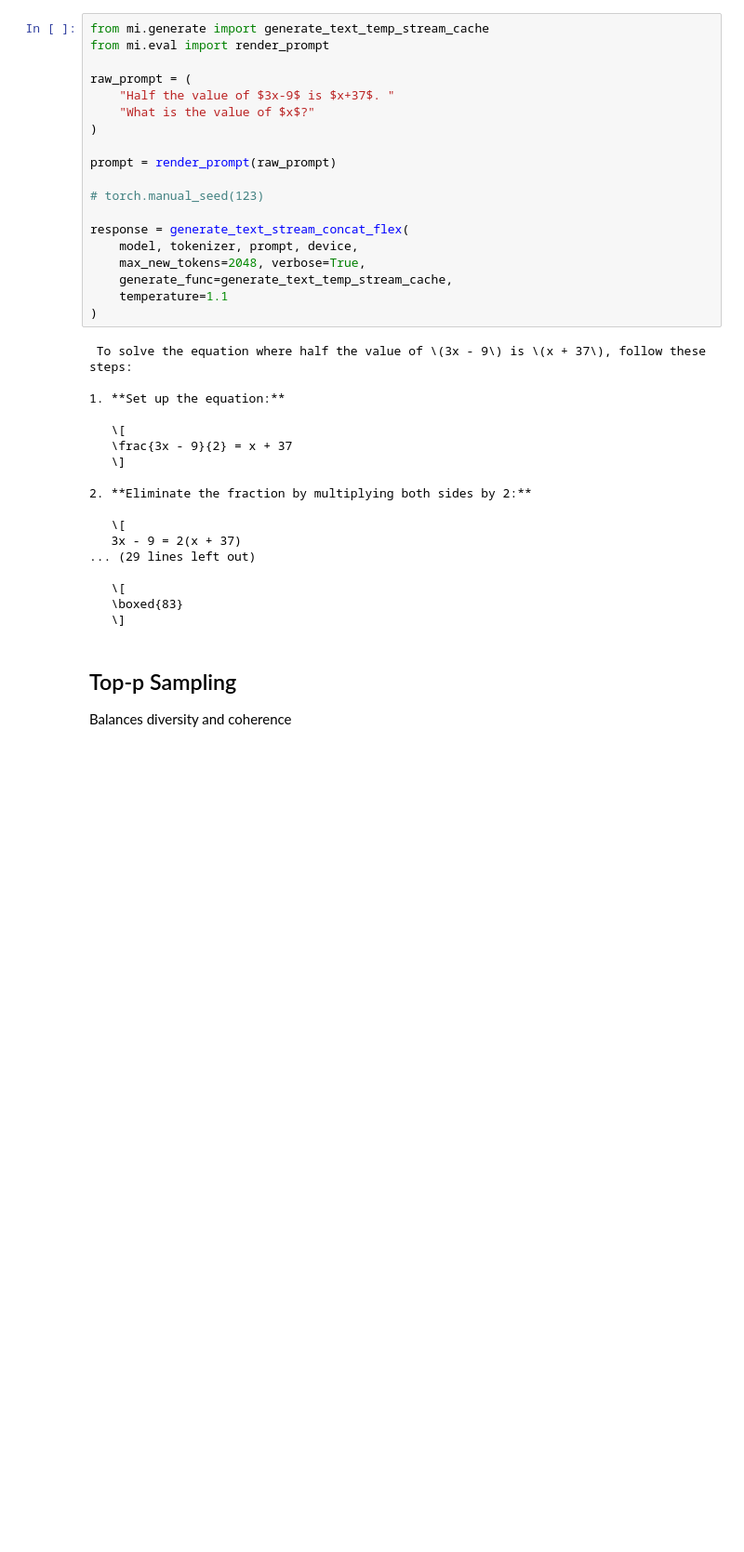
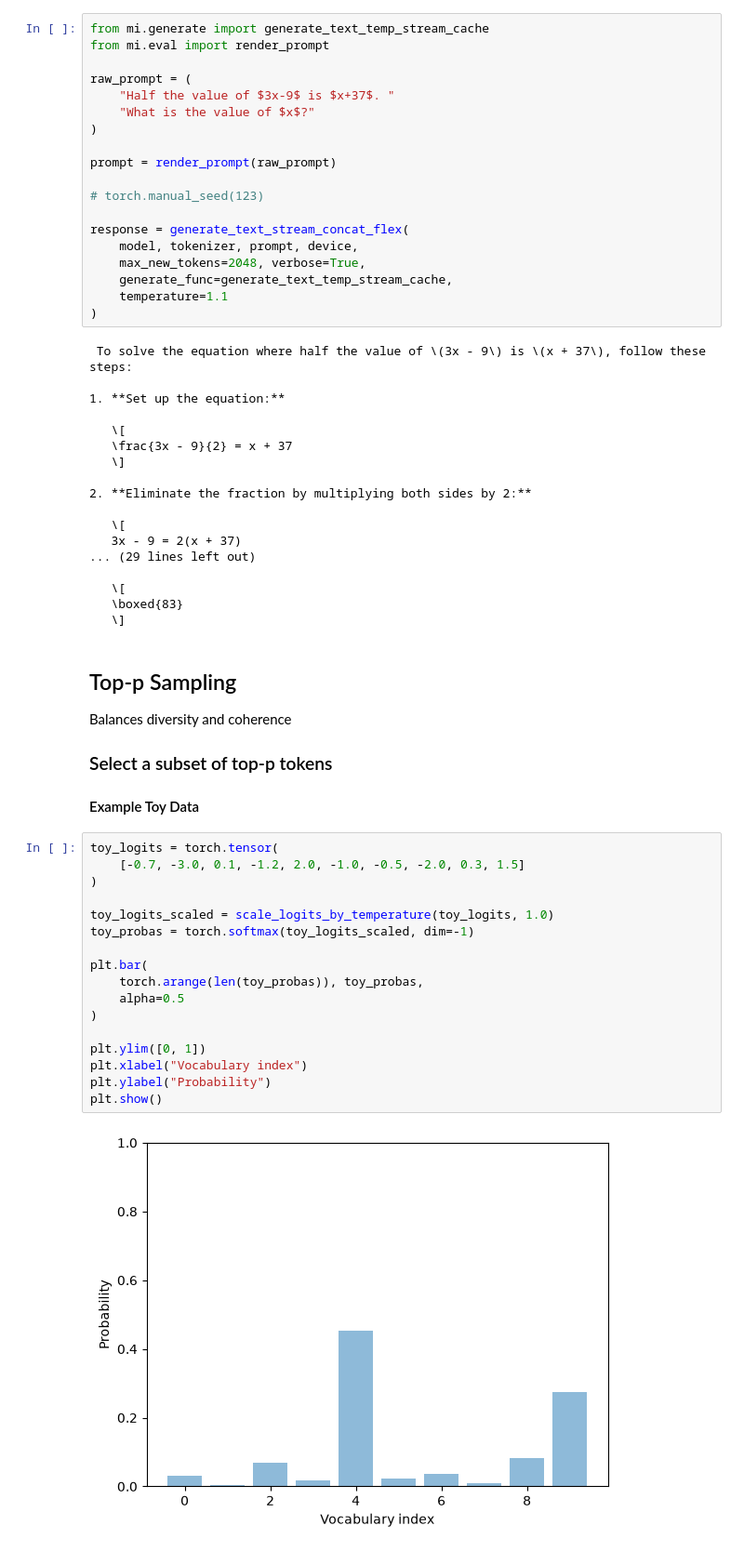
Before and after one commit to josephbrockw/machine-intelligence, a Jupyter notebook: 02-reasoning-model-from-scratch/04_inference_time_scaling/self_consistency.ipynb, the cells around one changed output. Shown at 93% size. Cells and saved outputs as stored; diff of their text form; blank space fills up the shorter version.

```diff
--- a/02-reasoning-model-from-scratch/04_inference_time_scaling/self_consistency.ipynb
+++ b/02-reasoning-model-from-scratch/04_inference_time_scaling/self_consistency.ipynb
@@ -234,3 +234,25 @@ response = generate_text_stream_concat_flex(
 # %% [markdown]
 ## Top-p Sampling
 Balances diversity and coherence
+
+### Select a subset of top-p tokens
+#### Example Toy Data
+# %%
+toy_logits = torch.tensor(
+    [-0.7, -3.0, 0.1, -1.2, 2.0, -1.0, -0.5, -2.0, 0.3, 1.5]
+)
+
+toy_logits_scaled = scale_logits_by_temperature(toy_logits, 1.0)
+toy_probas = torch.softmax(toy_logits_scaled, dim=-1)
+
+plt.bar(
+    torch.arange(len(toy_probas)), toy_probas,
+    alpha=0.5
+)
+
+plt.ylim([0, 1])
+plt.xlabel("Vocabulary index")
+plt.ylabel("Probability")
+plt.show()
+# %% [output]
+[figure, added]
```
Also changed, not shown: parts of 12 cells of this notebook, 3 other files.
